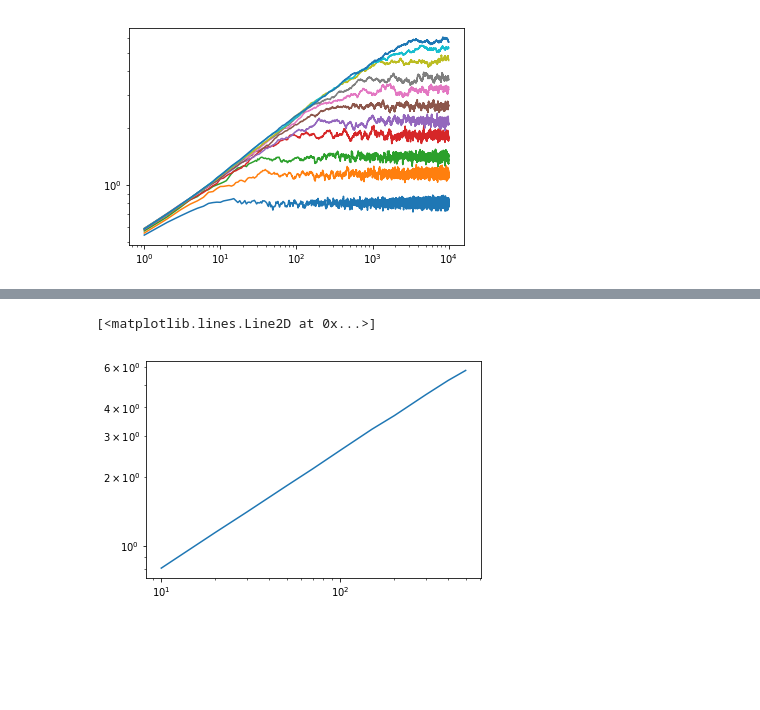
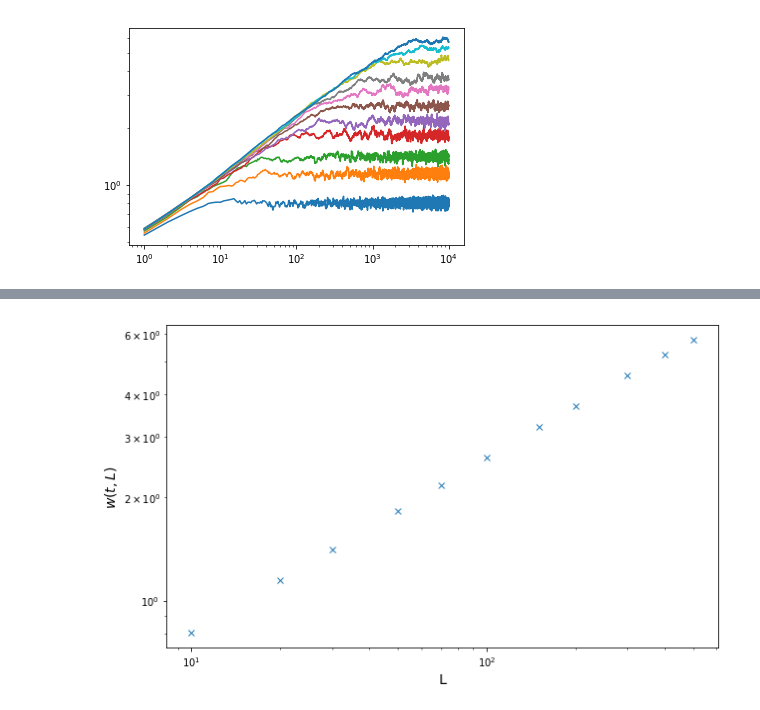
Before and after one commit to ari-viitala/CompPhys, a Jupyter notebook: Viikko2/Viikko2.ipynb, the cells around one changed output, grey strips where cells are left out. Cells and saved outputs as stored; diff of their text form; code cells hidden in the pictures; blank space fills up the shorter version.

```diff
--- a/Viikko2/Viikko2.ipynb
+++ b/Viikko2/Viikko2.ipynb
@@ -177,5 +124,8 @@ plt.plot(ls, Ls)
-# %%
-plt.loglog(ls, Ls)
-# %% [output]
-[<matplotlib.lines.Line2D at 0x...>]
-[figure, removed]
+# %%
+plt.figure(1, (10,6))
+plt.loglog(ls, Ls, marker = "x", linestyle = "None")
+plt.xlabel("L", size = 14)
+plt.ylabel("$w(t,L)$", size = 14)
+plt.show()
+# %% [output]
+[figure, added]
```
Also changed, not shown: parts of 41 cells of this notebook.
